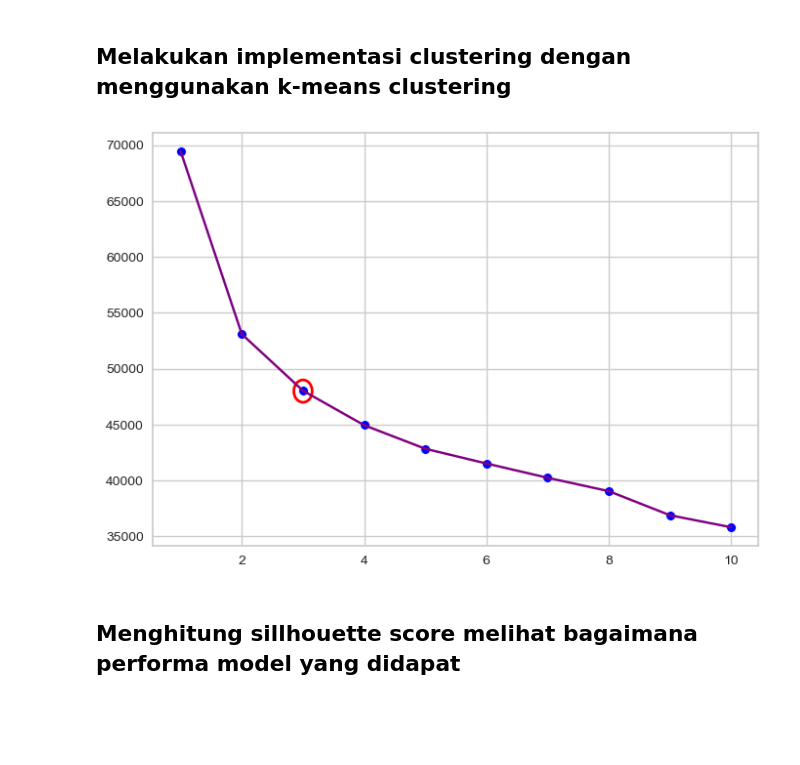
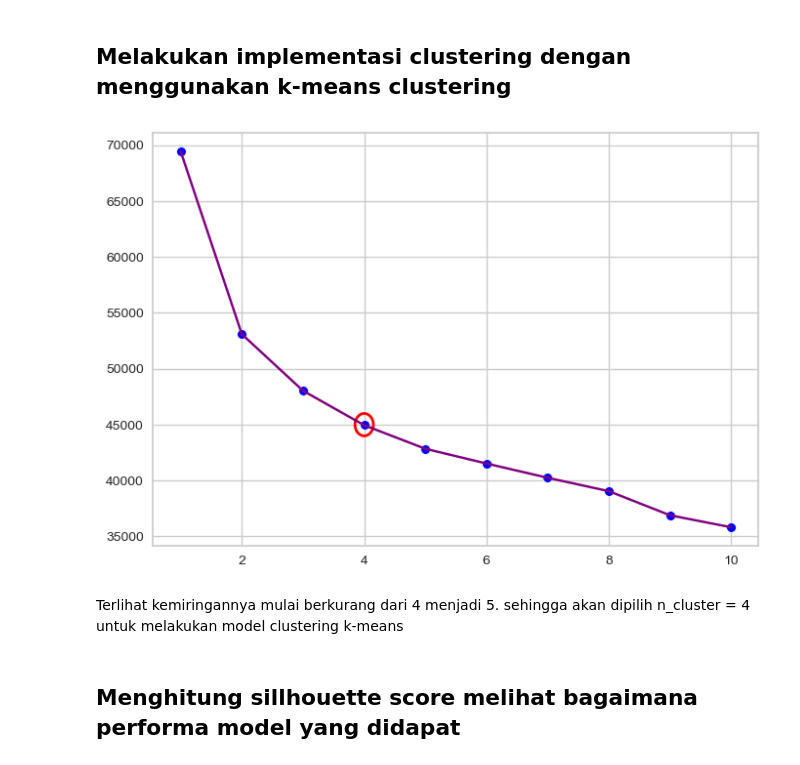
Before and after one commit to ariniamsr/Predict-Customer-Personality-to-Boost-Marketing-Campaign-by-Using-Machine-Learning, a Jupyter notebook: mipro3.ipynb, the cells around one changed output. Saved outputs shown, nothing was run; the diff lists cells and outputs as text; code cells hidden in the pictures; blank space fills up the shorter version.

Commit message:
revisi pada grafik scatterplot

```diff
--- a/mipro3.ipynb
+++ b/mipro3.ipynb
@@ -511,12 +511,14 @@ for i in range(1,11):
 # %%
 sns.lineplot(x=range(1,11), y = inertia, color = 'purple')
 sns.scatterplot(x=range(1,11), y = inertia, s = 50, color = 'blue')
-circle = Ellipse((3, 48000), width=0.3, height=2000, color='red', fill=False, linewidth=2)
+circle = Ellipse((4, 45000), width=0.3, height=2000, color='red', fill=False, linewidth=2)
 plt.gca().add_patch(circle)
 # plt.gca().autoscale_view()
 plt.show()
 # %% [output]
-[figure, old version]
+[figure, new version]
+# %% [markdown]
+Terlihat kemiringannya mulai berkurang dari 4 menjadi 5. sehingga akan dipilih n_cluster = 4 untuk melakukan model clustering k-means
 # %% [markdown]
 ## Menghitung sillhouette score melihat bagaimana performa model yang didapat
 # %%
```
Also changed, not shown: parts of 3 cells of this notebook.
